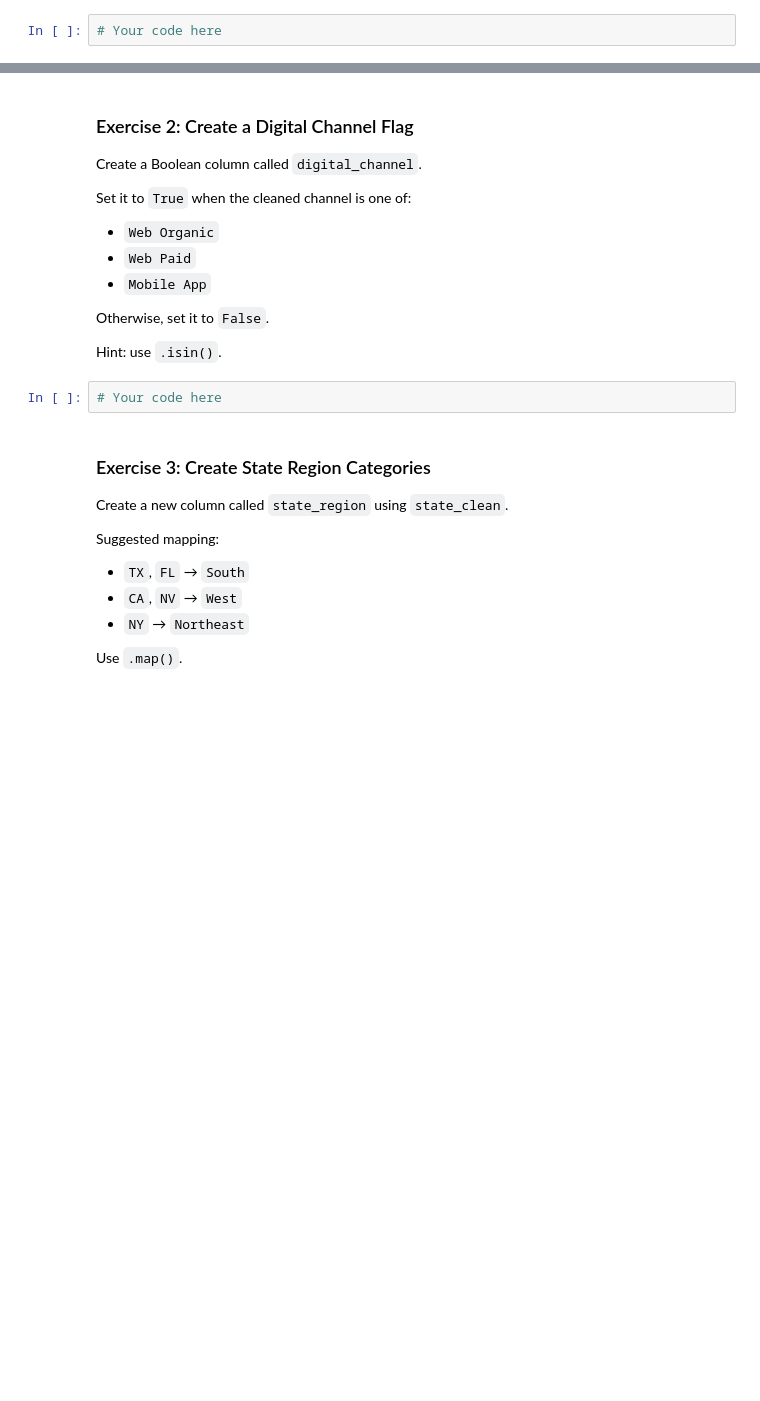
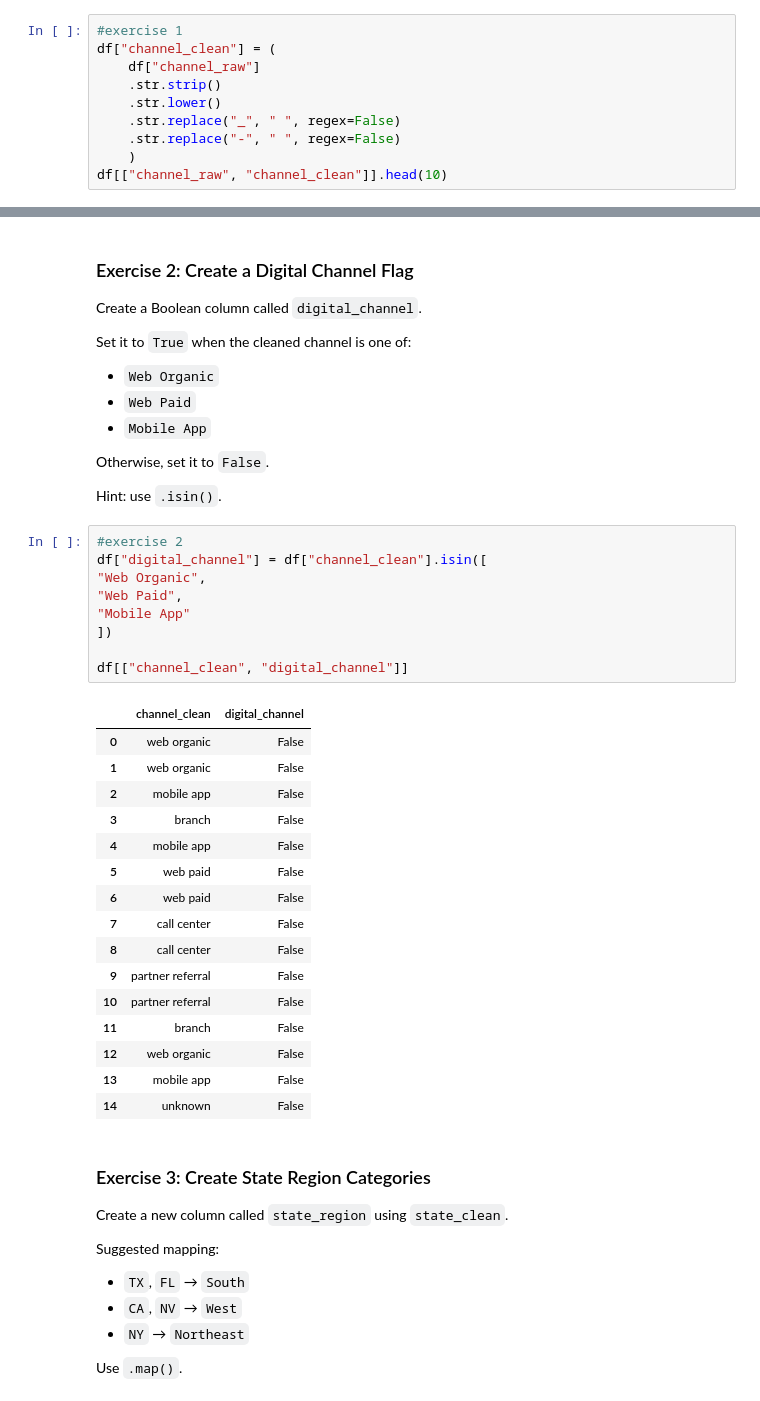
Before and after one commit to Microdrig1/BAN6003week05-06-pandas-transformation-MERodriguez, a Jupyter notebook: notebooks/module6_string_categorical_guided_lab.ipynb, the cells around one changed output, grey strips where cells are left out. Drawn from its saved outputs; the diff is of its cells as text; blank space fills up the shorter version.

```diff
--- a/notebooks/module6_string_categorical_guided_lab.ipynb
+++ b/notebooks/module6_string_categorical_guided_lab.ipynb
@@ -508,4 +605,12 @@ Suggested categories:
 
 Hint: start by using `.str.strip()`, `.str.lower()`, and `.str.replace()`.
 # %%
-# Your code here
+#exercise 1
+df["channel_clean"] = (
+    df["channel_raw"]
+    .str.strip()
+    .str.lower()
+    .str.replace("_", " ", regex=False)
+    .str.replace("-", " ", regex=False)
+    )
+df[["channel_raw", "channel_clean"]].head(10)
@@ -524,7 +641,31 @@ Otherwise, set it to `False`.
 
 Hint: use `.isin()`.
 # %%
-# Your code here
+#exercise 2
+df["digital_channel"] = df["channel_clean"].isin([
+"Web Organic",
+"Web Paid",
+"Mobile App"
+])
+
+df[["channel_clean", "digital_channel"]]
+# %% [output]
+|  | channel_clean | digital_channel |
+| 0 | web organic | False |
+| 1 | web organic | False |
+| 2 | mobile app | False |
+| 3 | branch | False |
+| 4 | mobile app | False |
+| 5 | web paid | False |
+| 6 | web paid | False |
+| 7 | call center | False |
+| 8 | call center | False |
+| 9 | partner referral | False |
+| 10 | partner referral | False |
+| 11 | branch | False |
+| 12 | web organic | False |
+| 13 | mobile app | False |
+| 14 | unknown | False |
 # %% [markdown]
 ### Exercise 3: Create State Region Categories
 
```
Also changed, not shown: parts of 11 cells of this notebook, 1 other file.
